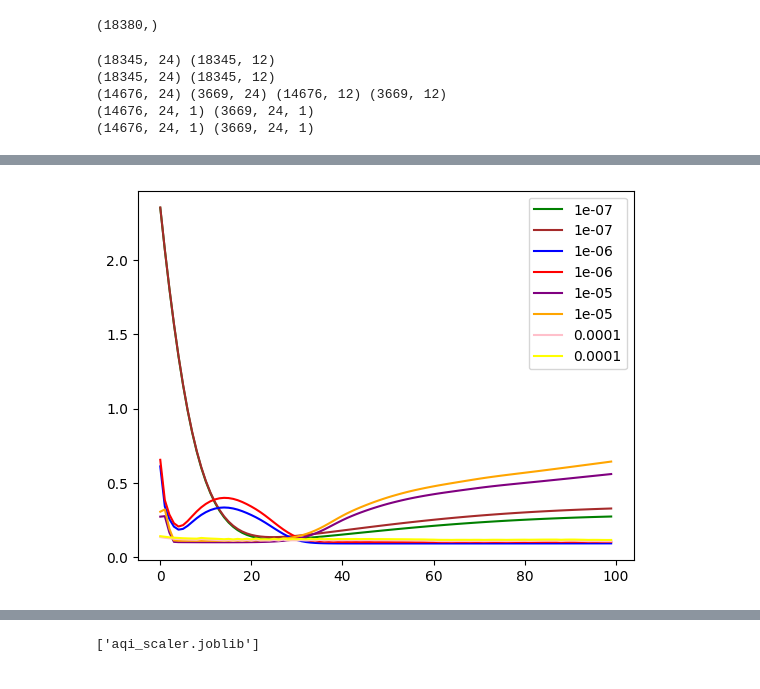
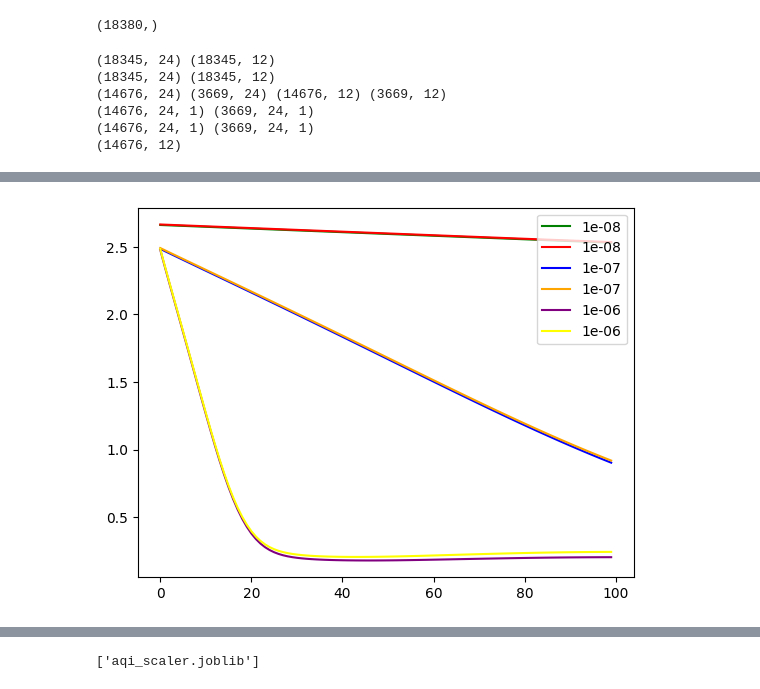
Before and after one commit to sashkaw/predict-aqi, a Jupyter notebook: ml/models/aqi_nowcast_model.ipynb, the cells around one changed output, grey strips where cells are left out. Saved outputs shown, nothing was run; the diff lists cells and outputs as text; code cells hidden in the pictures.

Commit message:
Update LSTM output shape and experiment with learning rate and number of neurons

```diff
--- a/ml/models/aqi_nowcast_model.ipynb
+++ b/ml/models/aqi_nowcast_model.ipynb
@@ -601,12 +603,14 @@ X_train_raw = X_train_raw.reshape((X_train_raw.shape[0], X_train_raw.shape[1], n
 X_test_raw = X_test_raw.reshape((X_test_raw.shape[0], X_test_raw.shape[1], n_features))
 print(X_train.shape, X_test.shape)
 print(X_train_raw.shape, X_test_raw.shape)
+print(y_train.shape)
 # %% [output]
 (18345, 24) (18345, 12)
 (18345, 24) (18345, 12)
 (14676, 24) (3669, 24) (14676, 12) (3669, 12)
 (14676, 24, 1) (3669, 24, 1)
 (14676, 24, 1) (3669, 24, 1)
+(14676, 12)
 # %%
 # Evaluate the model on a dataset, returns RMSE in transformed units
 def evaluate(model, X_scaled, X_raw_data, y_raw_data, scaler, batch_size):
@@ -637,10 +641,10 @@ def fit_lstm(
     model.add(
         LSTM(
             neurons,
-            input_shape=(X_train_data.shape[1], X_train_data.shape[2]), #number of timesteps, number of features
+            input_shape=(X_train_data.shape[1], X_train_data.shape[2]), # number of timesteps, number of features
             kernel_regularizer=reg,
             dropout=dropout))
-    model.add(Dense(1))
+    model.add(Dense(y_train_data.shape[1])) # Make sure model output has desired number of output timesteps
     # Specify learning rate for updating weights
     optimizer = Adam(learning_rate=learning_rate)
     model.compile(loss='mean_squared_error', optimizer=optimizer)
@@ -680,20 +684,17 @@ def fit_lstm(
 
     return model, history
 # %%
-# Evaluate effect of learning rate:
+# Evaluate effect of learning rate (next try with more epochs for middle rate):
 
 # Set parameters for model runs
-n_batch = 4 # Note: Number of train and test samples must be divisible by the batch size
-n_epochs = 100
-n_neurons = 100
-#learning_rates = [0.0001]
-learning_rates = [0.0000001, 0.000001, 0.00001, 0.0001] #0.00001 seems to be the best learning rate so far
-# Maybe look at fewer epochs, choose slighly lower than 0.00001 learning rate, and experment with regularization and # neurons
+n_batch = 32 # 4, 32, 64 Note: Number of train and test samples must be divisible by the batch size
+n_epochs = 100 #200
+n_neurons = 100 #100
+#learning_rates = [0.00000001, 0.0000001, 0.000001, 0.00001] #0.00000001 seems to be the best learning rate so far
+learning_rates = [0.00000001, 0.0000001, 0.000001]
 regularizer = l2(0.1)
-train_colors = ['green', 'blue', 'purple', 'pink']
-#train_colors = ['green']
-test_colors = ['brown', 'red', 'orange', 'yellow']
-#test_colors = ['brown']
+train_colors = ['green', 'blue', 'purple']
+test_colors = ['red', 'orange', 'yellow']
 
 # Dictionary to store model and history outputs
 model_history = collections.defaultdict()
@@ -703,14 +704,14 @@ def run():
     # Run diagnostic tests
     for i, rate in enumerate(learning_rates):
         model, history = fit_lstm(
-            X_train_data=X_train,
-            X_test_data=X_test,
-            y_train_data=y_train,
-            y_test_data=y_test,
-            X_train_raw_data=X_train_raw,
-            X_test_raw_data=X_test_raw,
-            y_train_raw_data=y_train_raw,
-            y_test_raw_data=y_test_raw,
+            X_train_data=X_train, #[:2,:,:],
+            X_test_data=X_test, #[:2,:,:],
+            y_train_data=y_train, #[:2,:],
+            y_test_data=y_test, #[:2,:],
+            X_train_raw_data=X_train_raw, #[:2,:,:],
+            X_test_raw_data=X_test_raw, #[:2,:,:],
+            y_train_raw_data=y_train_raw, #[:2,],
+            y_test_raw_data=y_test_raw, #[:2,],
             scaler=scaler,
             batch_size=n_batch,
             nb_epoch=n_epochs,
@@ -723,7 +724,7 @@ def run():
         plt.plot(history['test'], color=test_colors[i], label=rate)
         legend = plt.legend(loc='upper right')
         print('%d) TrainRMSE=%f, TestRMSE=%f' % (i, history['train'].iloc[-1], history['test'].iloc[-1]))
-        plt.savefig('model_runs/nowcast_learning_rate_diagnostic.png')
+        plt.savefig('model_runs/nowcast_LRlow_diagnostic.png')
         # Save outputs
         model_history[f'learning_rate_{rate}'] = [model, history]
 
@@ -749 +752 @@ run()
-[figure, old version]
+[figure, new version]
```
Also changed, not shown: parts of 16 cells of this notebook, 6 other files.
